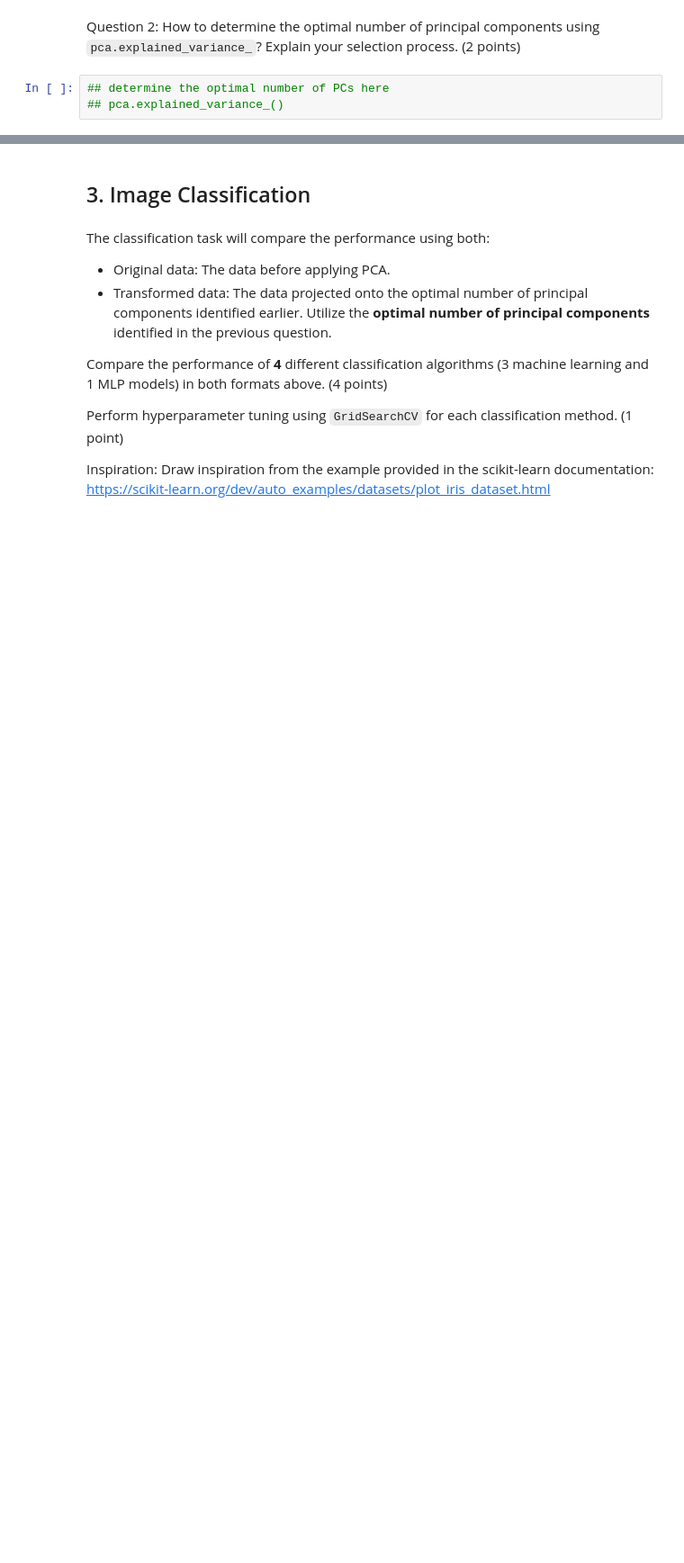
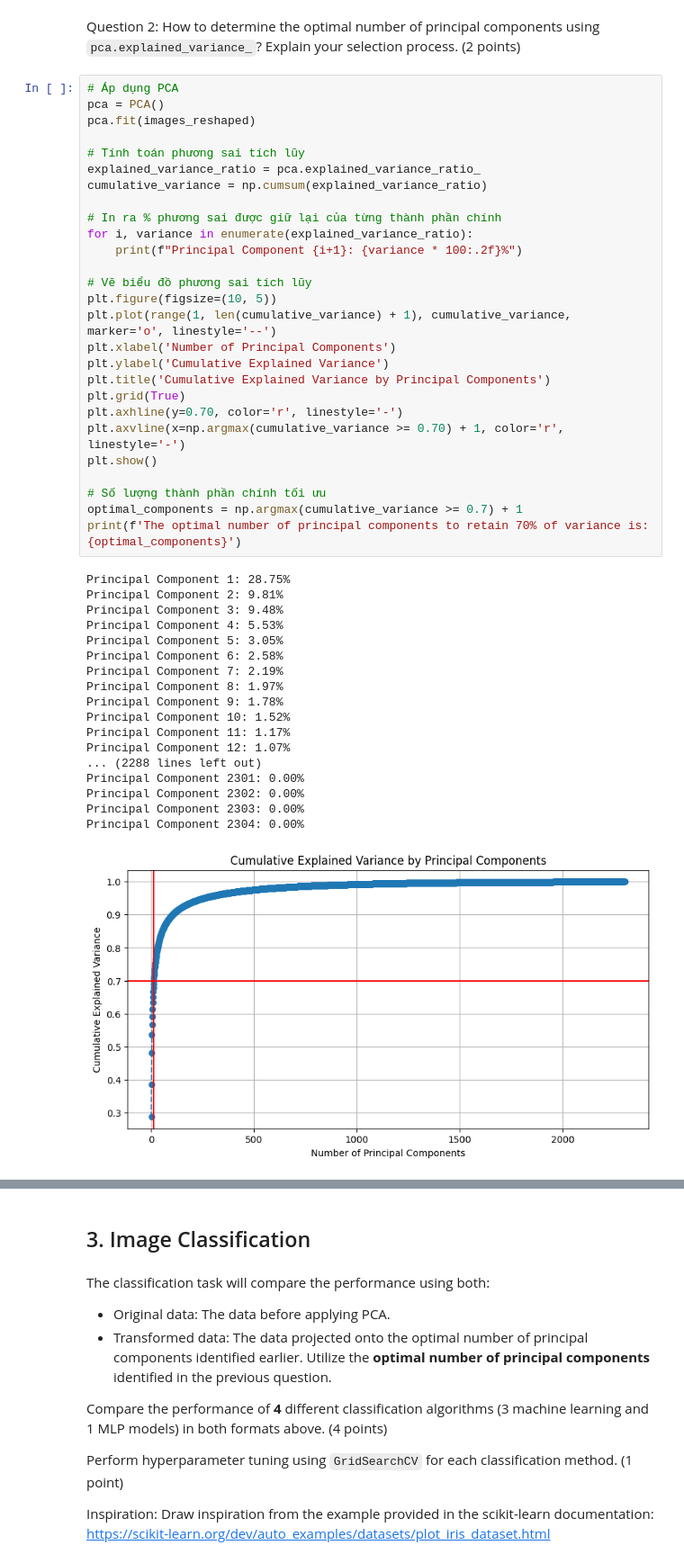
Before and after one commit to taindp98/Fundamental-ML, a Jupyter notebook: notebooks/EDA.ipynb, the cells around one changed output, grey strips where cells are left out. Shown at 90% size. Drawn from its saved outputs; the diff is of its cells as text; blank space fills up the shorter version.

````diff
--- a/notebooks/EDA.ipynb
+++ b/notebooks/EDA.ipynb
@@ -80,5 +189,48 @@ pca=PCA(n_components=2)
 # %% [markdown]
 Question 2: How to determine the optimal number of principal components using ```pca.explained_variance_```? Explain your selection process. (2 points)
-# %%
-## determine the optimal number of PCs here
-## pca.explained_variance_()
+# %%
+# Áp dụng PCA
+pca = PCA()
+pca.fit(images_reshaped)
+
+# Tính toán phương sai tích lũy
+explained_variance_ratio = pca.explained_variance_ratio_
+cumulative_variance = np.cumsum(explained_variance_ratio)
+
+# In ra % phương sai được giữ lại của từng thành phần chính
+for i, variance in enumerate(explained_variance_ratio):
+    print(f"Principal Component {i+1}: {variance * 100:.2f}%")
+
+# Vẽ biểu đồ phương sai tích lũy
+plt.figure(figsize=(10, 5))
+plt.plot(range(1, len(cumulative_variance) + 1), cumulative_variance, marker='o', linestyle='--')
+plt.xlabel('Number of Principal Components')
+plt.ylabel('Cumulative Explained Variance')
+plt.title('Cumulative Explained Variance by Principal Components')
+plt.grid(True)
+plt.axhline(y=0.70, color='r', linestyle='-')
+plt.axvline(x=np.argmax(cumulative_variance >= 0.70) + 1, color='r', linestyle='-')
+plt.show()
+
+# Số lượng thành phần chính tối ưu
+optimal_components = np.argmax(cumulative_variance >= 0.7) + 1
+print(f'The optimal number of principal components to retain 70% of variance is: {optimal_components}')
+# %% [output]
+Principal Component 1: 28.75%
+Principal Component 2: 9.81%
+Principal Component 3: 9.48%
+Principal Component 4: 5.53%
+Principal Component 5: 3.05%
+Principal Component 6: 2.58%
+Principal Component 7: 2.19%
+Principal Component 8: 1.97%
+Principal Component 9: 1.78%
+Principal Component 10: 1.52%
+Principal Component 11: 1.17%
+Principal Component 12: 1.07%
+... (2288 lines left out)
+Principal Component 2301: 0.00%
+Principal Component 2302: 0.00%
+Principal Component 2303: 0.00%
+Principal Component 2304: 0.00%
+[figure, added]
````
Also changed, not shown: parts of 54 cells of this notebook, 1 other file.
